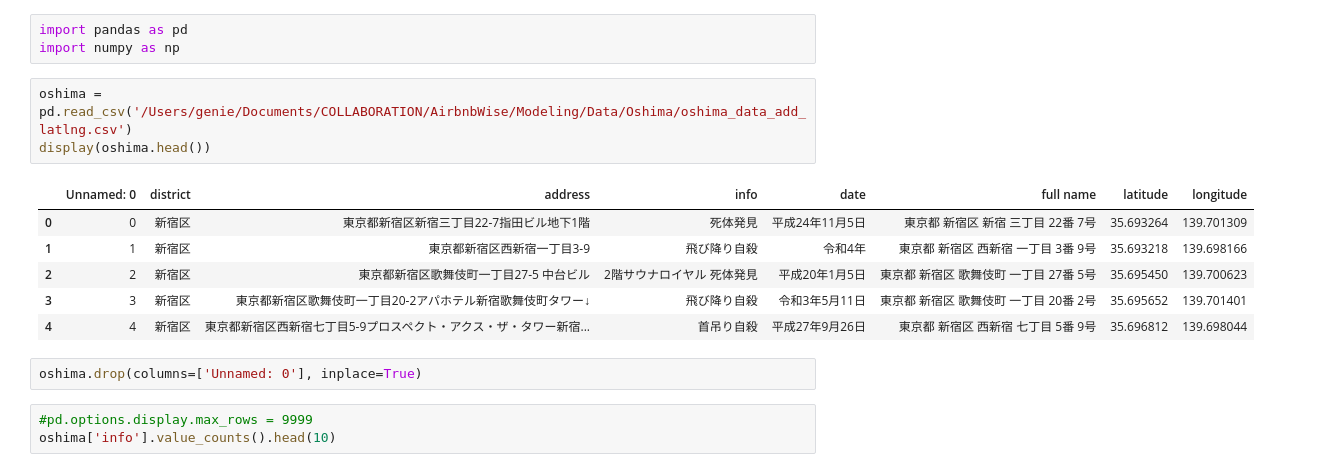
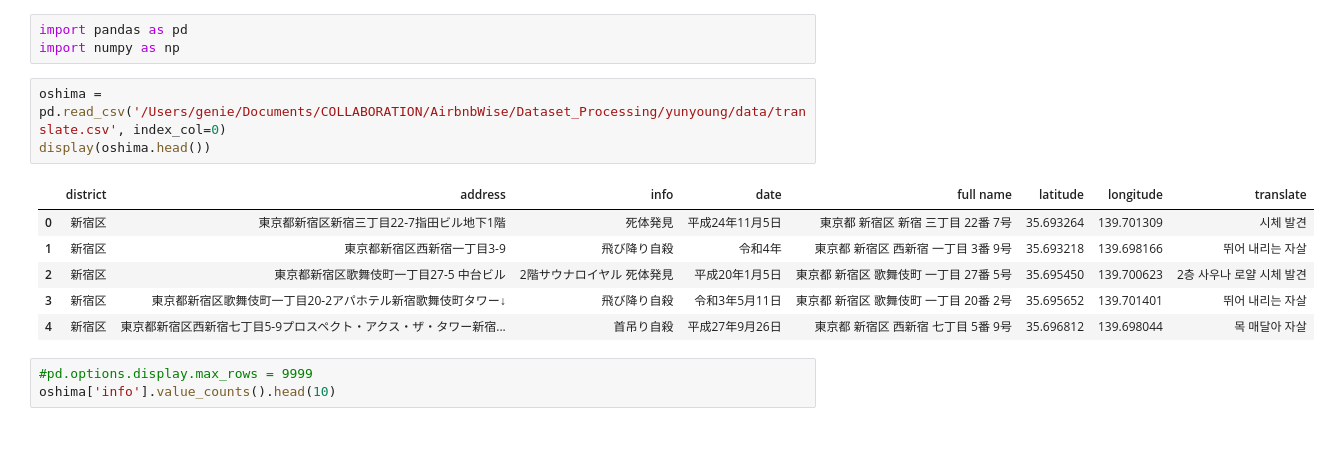
Before and after one commit to zinnie1025/AirbnbWise, a Jupyter notebook: Dataset_Processing/jieun/tagging.ipynb, the cells around one changed output. Cells and saved outputs as stored; diff of their text form; blank space fills up the shorter version.

```diff
--- a/Dataset_Processing/jieun/tagging.ipynb
+++ b/Dataset_Processing/jieun/tagging.ipynb
@@ -2,17 +2,15 @@
 import pandas as pd
 import numpy as np
 # %%
-oshima = pd.read_csv('/Users/genie/Documents/COLLABORATION/AirbnbWise/Modeling/Data/Oshima/oshima_data_add_latlng.csv')
+oshima = pd.read_csv('/Users/genie/Documents/COLLABORATION/AirbnbWise/Dataset_Processing/yunyoung/data/translate.csv', index_col=0)
 display(oshima.head())
 # %% [output]
-|  | Unnamed: 0 | district | address | info | date | full name | latitude | longitude |
-| 0 | 0 | 新宿区 | 東京都新宿区新宿三丁目22-7指田ビル地下1階 | 死体発見 | 平成24年11月5日 | 東京都 新宿区 新宿 三丁目 22番 7号 | 35.693264 | 139.701309 |
-| 1 | 1 | 新宿区 | 東京都新宿区西新宿一丁目3-9 | 飛び降り自殺 | 令和4年 | 東京都 新宿区 西新宿 一丁目 3番 9号 | 35.693218 | 139.698166 |
-| 2 | 2 | 新宿区 | 東京都新宿区歌舞伎町一丁目27-5 中台ビル | 2階サウナロイヤル 死体発見 | 平成20年1月5日 | 東京都 新宿区 歌舞伎町 一丁目 27番 5号 | 35.695450 | 139.700623 |
-| 3 | 3 | 新宿区 | 東京都新宿区歌舞伎町一丁目20-2アパホテル新宿歌舞伎町タワー↓ | 飛び降り自殺 | 令和3年5月11日 | 東京都 新宿区 歌舞伎町 一丁目 20番 2号 | 35.695652 | 139.701401 |
-| 4 | 4 | 新宿区 | 東京都新宿区西新宿七丁目5-9プロスペクト・アクス・ザ・タワー新宿... | 首吊り自殺 | 平成27年9月26日 | 東京都 新宿区 西新宿 七丁目 5番 9号 | 35.696812 | 139.698044 |
+|  | district | address | info | date | full name | latitude | longitude | translate |
+| 0 | 新宿区 | 東京都新宿区新宿三丁目22-7指田ビル地下1階 | 死体発見 | 平成24年11月5日 | 東京都 新宿区 新宿 三丁目 22番 7号 | 35.693264 | 139.701309 | 시체 발견 |
+| 1 | 新宿区 | 東京都新宿区西新宿一丁目3-9 | 飛び降り自殺 | 令和4年 | 東京都 新宿区 西新宿 一丁目 3番 9号 | 35.693218 | 139.698166 | 뛰어 내리는 자살 |
+| 2 | 新宿区 | 東京都新宿区歌舞伎町一丁目27-5 中台ビル | 2階サウナロイヤル 死体発見 | 平成20年1月5日 | 東京都 新宿区 歌舞伎町 一丁目 27番 5号 | 35.695450 | 139.700623 | 2층 사우나 로얄 시체 발견 |
+| 3 | 新宿区 | 東京都新宿区歌舞伎町一丁目20-2アパホテル新宿歌舞伎町タワー↓ | 飛び降り自殺 | 令和3年5月11日 | 東京都 新宿区 歌舞伎町 一丁目 20番 2号 | 35.695652 | 139.701401 | 뛰어 내리는 자살 |
+| 4 | 新宿区 | 東京都新宿区西新宿七丁目5-9プロスペクト・アクス・ザ・タワー新宿... | 首吊り自殺 | 平成27年9月26日 | 東京都 新宿区 西新宿 七丁目 5番 9号 | 35.696812 | 139.698044 | 목 매달아 자살 |
-# %%
-oshima.drop(columns=['Unnamed: 0'], inplace=True)
 # %%
 #pd.options.display.max_rows = 9999
 oshima['info'].value_counts().head(10)
```
Also changed, not shown: parts of 11 cells of this notebook.
